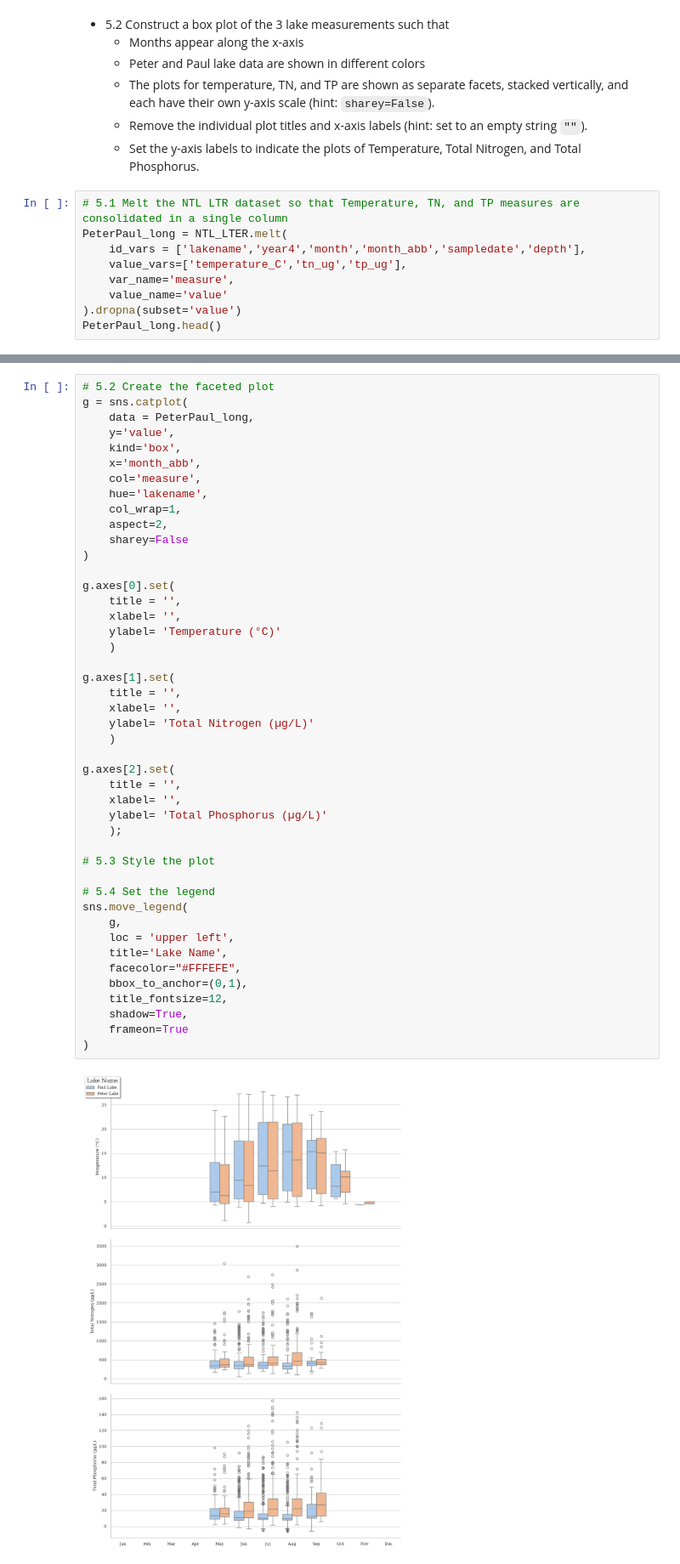
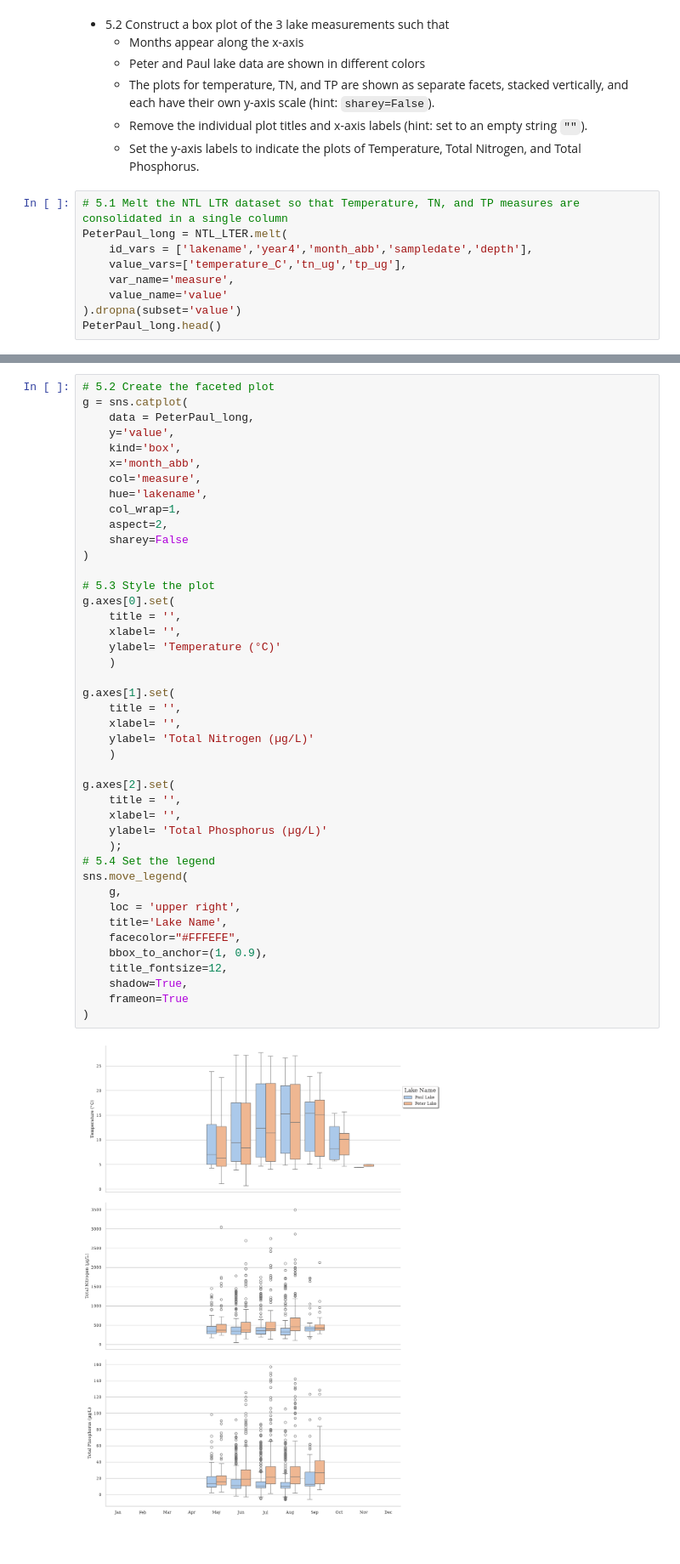
Before and after one commit to peytonrsmith/ENV700, a Jupyter notebook: assignments/A5-DataVisualization.ipynb, the cells around one changed output, grey strips where cells are left out. Shown at 85% size. Drawn from its saved outputs; the diff is of its cells as text; blank space fills up the shorter version.

```diff
--- a/assignments/A5-DataVisualization.ipynb
+++ b/assignments/A5-DataVisualization.ipynb
@@ -189,7 +172,7 @@ We are interested in comparing monthly trends in three lake variables: Total Nit
 # %%
 # 5.1 Melt the NTL LTR dataset so that Temperature, TN, and TP measures are consolidated in a single column
 PeterPaul_long = NTL_LTER.melt(
-    id_vars = ['lakename','year4','month','month_abb','sampledate','depth'],
+    id_vars = ['lakename','year4','month_abb','sampledate','depth'],
     value_vars=['temperature_C','tn_ug','tp_ug'],
     var_name='measure',
     value_name='value'
@@ -216,39 +199,37 @@ g = sns.catplot(
     sharey=False
 )
 
+# 5.3 Style the plot
 g.axes[0].set(
     title = '',
     xlabel= '',
     ylabel= 'Temperature (°C)'
     )
 
 g.axes[1].set(
     title = '',
     xlabel= '',
     ylabel= 'Total Nitrogen (µg/L)'
     )
 
 g.axes[2].set(
     title = '',
     xlabel= '',
     ylabel= 'Total Phosphorus (µg/L)'
     );
-
-# 5.3 Style the plot
-
 # 5.4 Set the legend
 sns.move_legend(
     g,
-    loc = 'upper left',
+    loc = 'upper right',
     title='Lake Name',
     facecolor="#FFFEFE",
-    bbox_to_anchor=(0,1),
+    bbox_to_anchor=(1, 0.9),
     title_fontsize=12,
     shadow=True,
     frameon=True
 )
 # %% [output]
-[figure, old version]
+[figure, new version]
 # %% [markdown]
 #### ✅ Question
 **What do you observe about the variables of interest over seasons and between lakes?**
```
Also changed, not shown: parts of 12 cells of this notebook.
